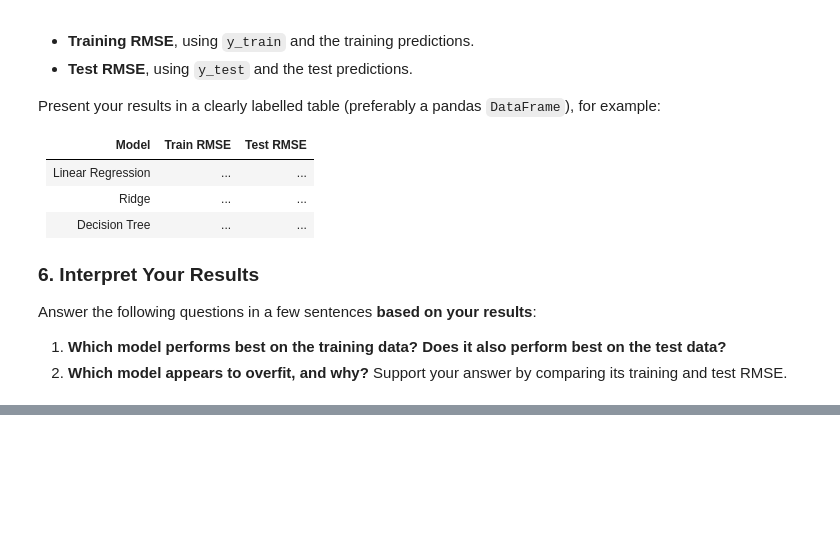
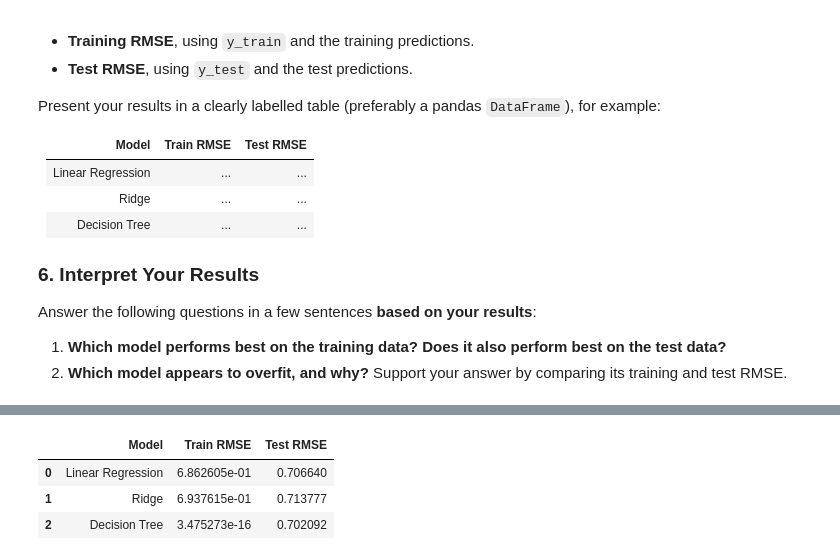
Before and after one commit to vanesacagalova/python-for-data-science, a Jupyter notebook: assignment5.ipynb, the cells around one changed output, grey strips where cells are left out. Saved outputs shown, nothing was run; the diff lists cells and outputs as text; code cells hidden in the pictures; blank space fills up the shorter version.

```diff
--- a/assignment5.ipynb
+++ b/assignment5.ipynb
@@ -607,0 +699,14 @@ Answer the following questions in a few sentences **based on your results**:
+# %%
+# 3. Inspect the Transformed Data
+
+X_train_prepared = preprocessor.fit_transform(X_train)
+X_test_prepared = preprocessor.transform(X_test)
+
+print("Train - Before:", X_train.shape, "After:", X_train_prepared.shape)
+
+print("Test- Before:", X_test.shape, "After:", X_test_prepared.shape)
+
+print("Missing values in transformed X_train:", np.isnan(X_train_prepared).sum())
+print("Missing values in transformed X_test:", np.isnan(X_test_prepared).sum())
+
+print("Number of features produced:", X_train_prepared.shape[1])
@@ -607,0 +763,33 @@ Answer the following questions in a few sentences **based on your results**:
+# %%
+# 5. Evaluate and Compare the Models
+
+from sklearn.metrics import root_mean_squared_error
+
+models = {
+    "Linear Regression": lin_regression,
+    "Ridge": ridge,
+    "Decision Tree": tree,
+}
+
+results = []
+
+for name, model in models.items():
+    y_train_pred = model.predict(X_train)
+    y_test_pred = model.predict(X_test)
+
+    train_rmse = root_mean_squared_error(y_train, y_train_pred)
+    test_rmse = root_mean_squared_error(y_test, y_test_pred)
+
+    results.append({
+        "Model": name,
+        "Train RMSE": train_rmse,
+        "Test RMSE": test_rmse,
+    })
+
+results_df = pd.DataFrame(results)
+display(results_df)
+# %% [output]
+|  | Model | Train RMSE | Test RMSE |
+| 0 | Linear Regression | 6.862605e-01 | 0.706640 |
+| 1 | Ridge | 6.937615e-01 | 0.713777 |
+| 2 | Decision Tree | 3.475273e-16 | 0.702092 |
```
Also changed, not shown: parts of 10 cells of this notebook.
